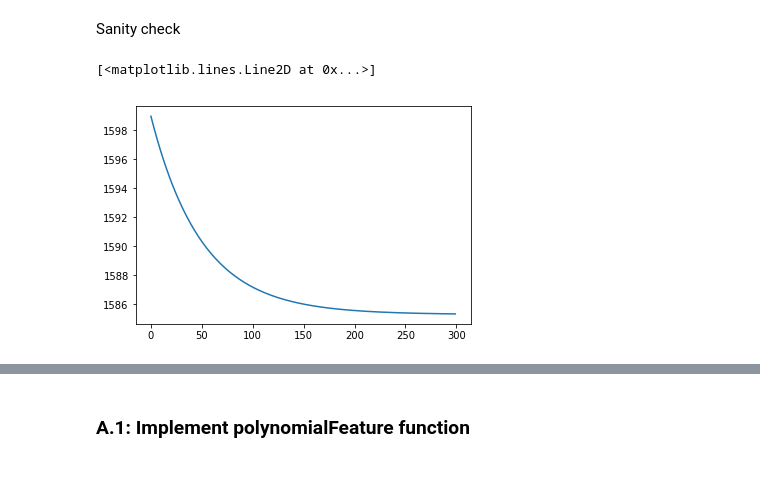
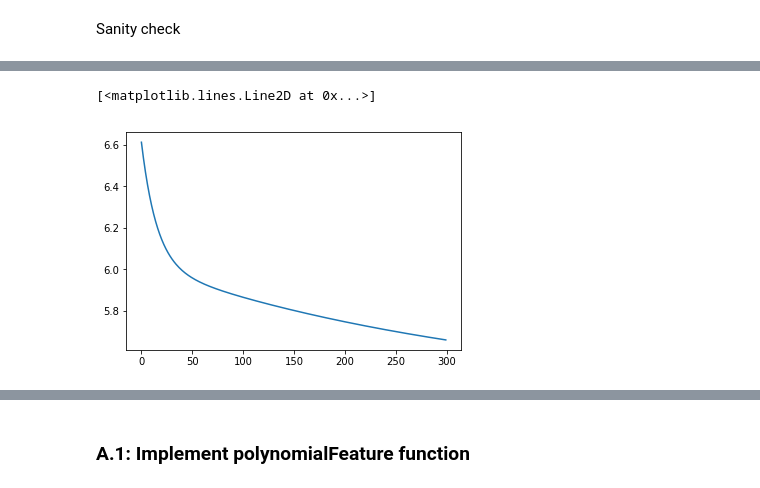
Before and after one commit to onsaint/Machine-Learning-Adventures, a Jupyter notebook: Linear Regression/draft02-clean-up.ipynb, the cells around one changed output, grey strips where cells are left out. Drawn from its saved outputs; the diff is of its cells as text; code cells hidden in the pictures.

```diff
--- a/Linear Regression/draft02-clean-up.ipynb
+++ b/Linear Regression/draft02-clean-up.ipynb
@@ -118,14 +121,19 @@ class Linear_Regression(object):
         return loss_hist
 # %% [markdown]
 Sanity check
-# %%
-#sanity check
-LR = Linear_Regression()
-np.random.seed(10)
-X = np.random.randn(1000,10)
-y = np.random.randint(100, size=(1000,))
-loss_hist = LR.fit(X, y, learning_rate=1e-2, verbose=False)
-plt.plot(loss_hist)
-# %% [output]
-[<matplotlib.lines.Line2D at 0x...>]
-[figure, removed]
+# %%
+#sanity check
+LR = Linear_Regression()
+np.random.seed(10)
+# x1 = np.linspace(0, 100, 1000) # 1000 values between 0 and 100
+# # x = np.arange(-50, 50) # -50, -49, ... 49, 50
+# delta = np.random.uniform(-10, 10, x1.size)
+# x2 = 0.4*x1 + 3 + delta
+
+X = np.random.uniform(-10, 10, size=(1000,2))
+X[:,1] *= 0.2
+y = np.random.randn(1000) * 3.3
+
+loss_hist = LR.fit(X, y, learning_rate=1e-3, verbose=True)
+plt.plot(loss_hist)
+# %% [output]
@@ -131,0 +155,2 @@ plt.plot(loss_hist)
+[<matplotlib.lines.Line2D at 0x...>]
+[figure, added]
```
Also changed, not shown: parts of 29 cells of this notebook.
